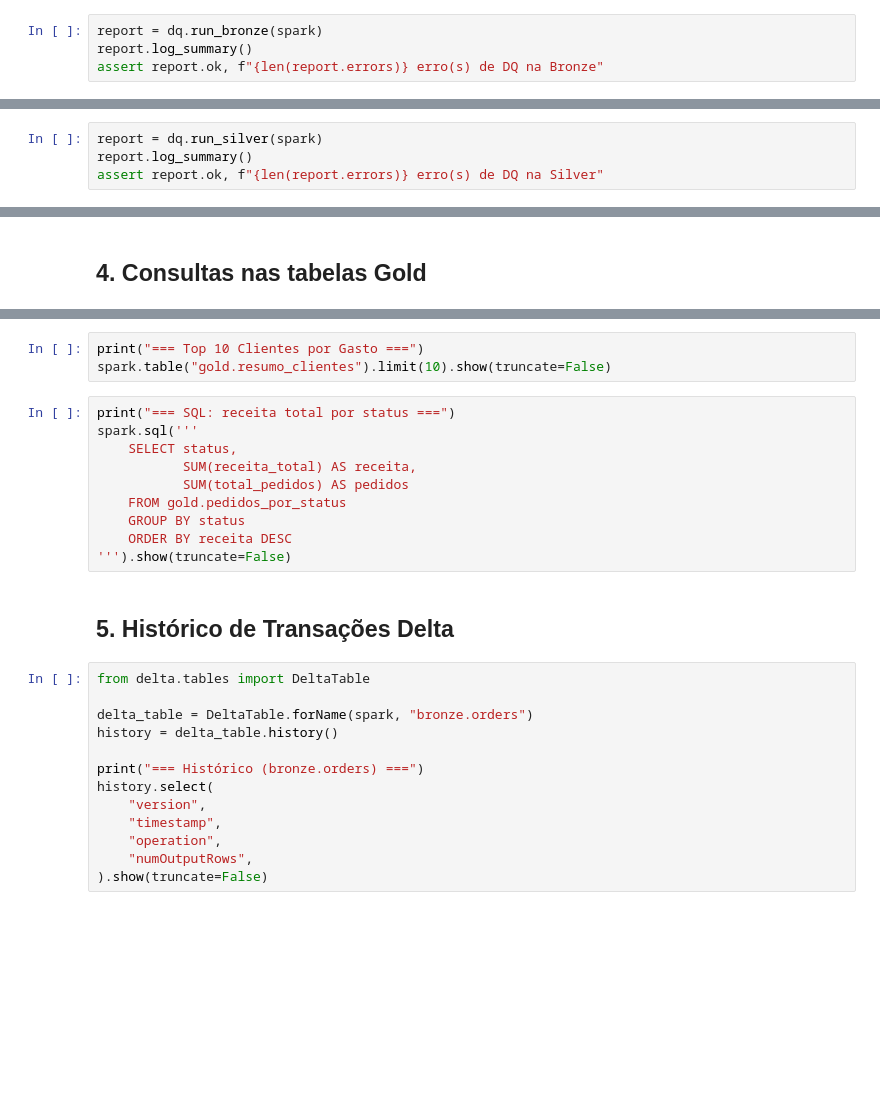
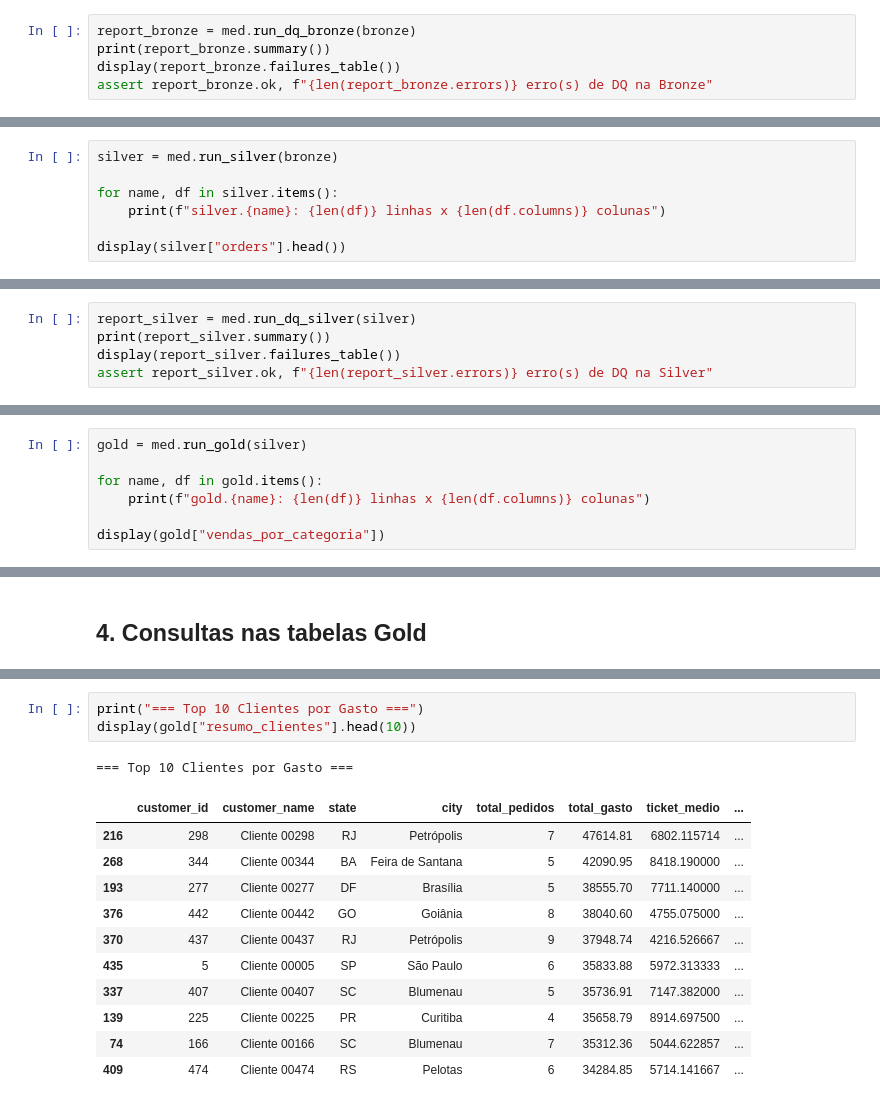
Before and after one commit to DrkCde15/Lakehouse-Madallion, a Jupyter notebook: notebooks/01_medallion_overview.ipynb, the cells around one changed output, grey strips where cells are left out. Cells and saved outputs as stored; diff of their text form; blank space fills up the shorter version.

Commit message:
feat: notebook leve sem PySpark (backend pandas em src/pandas_medallion.py)

```diff
--- a/notebooks/01_medallion_overview.ipynb
+++ b/notebooks/01_medallion_overview.ipynb
@@ -38,4 +61,5 @@ Sanidade estrutural: tabelas existem, não vazias, `_ingested_at` presente.
 # %%
-report = dq.run_bronze(spark)
-report.log_summary()
-assert report.ok, f"{len(report.errors)} erro(s) de DQ na Bronze"
+report_bronze = med.run_dq_bronze(bronze)
+print(report_bronze.summary())
+display(report_bronze.failures_table())
+assert report_bronze.ok, f"{len(report_bronze.errors)} erro(s) de DQ na Bronze"
@@ -45,0 +74,7 @@ run_silver(spark, preview=True)
+# %%
+silver = med.run_silver(bronze)
+
+for name, df in silver.items():
+    print(f"silver.{name}: {len(df)} linhas x {len(df.columns)} colunas")
+
+display(silver["orders"].head())
@@ -49,4 +97,5 @@ PKs únicas, `rating` 1–5, domínio de `status`, referencialidade + **WARNs**
 # %%
-report = dq.run_silver(spark)
-report.log_summary()
-assert report.ok, f"{len(report.errors)} erro(s) de DQ na Silver"
+report_silver = med.run_dq_silver(silver)
+print(report_silver.summary())
+display(report_silver.failures_table())
+assert report_silver.ok, f"{len(report_silver.errors)} erro(s) de DQ na Silver"
@@ -56,0 +111,7 @@ run_gold(spark, show=True)
+# %%
+gold = med.run_gold(silver)
+
+for name, df in gold.items():
+    print(f"gold.{name}: {len(df)} linhas x {len(df.columns)} colunas")
+
+display(gold["vendas_por_categoria"])
@@ -72,28 +163,16 @@ spark.table("gold.pedidos_por_status").show(truncate=False)
 # %%
 print("=== Top 10 Clientes por Gasto ===")
-spark.table("gold.resumo_clientes").limit(10).show(truncate=False)
+display(gold["resumo_clientes"].head(10))
+# %% [output]
+=== Top 10 Clientes por Gasto ===
+|  | customer_id | customer_name | state | city | total_pedidos | total_gasto | ticket_medio | ... |
+| 216 | 298 | Cliente 00298 | RJ | Petrópolis | 7 | 47614.81 | 6802.115714 | ... |
+| 268 | 344 | Cliente 00344 | BA | Feira de Santana | 5 | 42090.95 | 8418.190000 | ... |
+| 193 | 277 | Cliente 00277 | DF | Brasília | 5 | 38555.70 | 7711.140000 | ... |
+| 376 | 442 | Cliente 00442 | GO | Goiânia | 8 | 38040.60 | 4755.075000 | ... |
+| 370 | 437 | Cliente 00437 | RJ | Petrópolis | 9 | 37948.74 | 4216.526667 | ... |
+| 435 | 5 | Cliente 00005 | SP | São Paulo | 6 | 35833.88 | 5972.313333 | ... |
+| 337 | 407 | Cliente 00407 | SC | Blumenau | 5 | 35736.91 | 7147.382000 | ... |
+| 139 | 225 | Cliente 00225 | PR | Curitiba | 4 | 35658.79 | 8914.697500 | ... |
+| 74 | 166 | Cliente 00166 | SC | Blumenau | 7 | 35312.36 | 5044.622857 | ... |
+| 409 | 474 | Cliente 00474 | RS | Pelotas | 6 | 34284.85 | 5714.141667 | ... |
-# %%
-print("=== SQL: receita total por status ===")
-spark.sql('''
-    SELECT status,
-           SUM(receita_total) AS receita,
-           SUM(total_pedidos) AS pedidos
-    FROM gold.pedidos_por_status
-    GROUP BY status
-    ORDER BY receita DESC
-''').show(truncate=False)
-# %% [markdown]
-## 5. Histórico de Transações Delta
-# %%
-from delta.tables import DeltaTable
-
-delta_table = DeltaTable.forName(spark, "bronze.orders")
-history = delta_table.history()
-
-print("=== Histórico (bronze.orders) ===")
-history.select(
-    "version",
-    "timestamp",
-    "operation",
-    "numOutputRows",
-).show(truncate=False)
```
Also changed, not shown: parts of 25 cells of this notebook, 3 other files.
